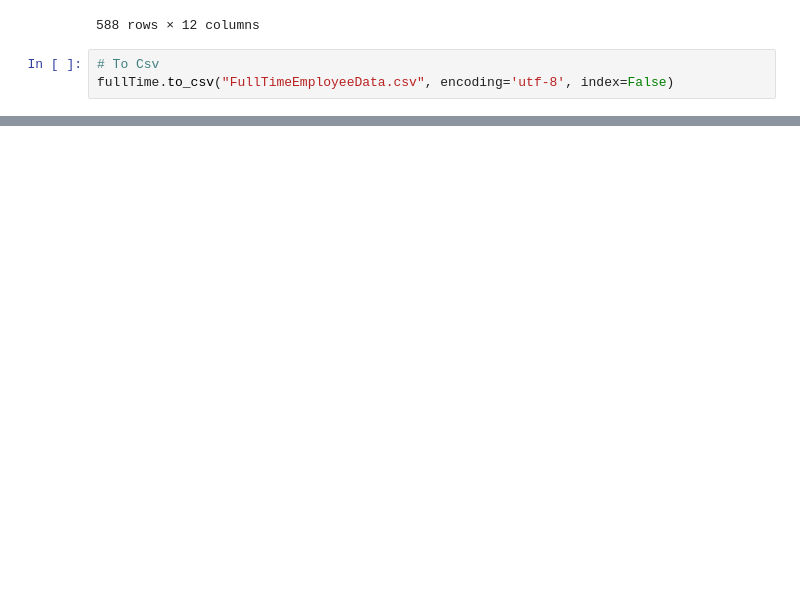
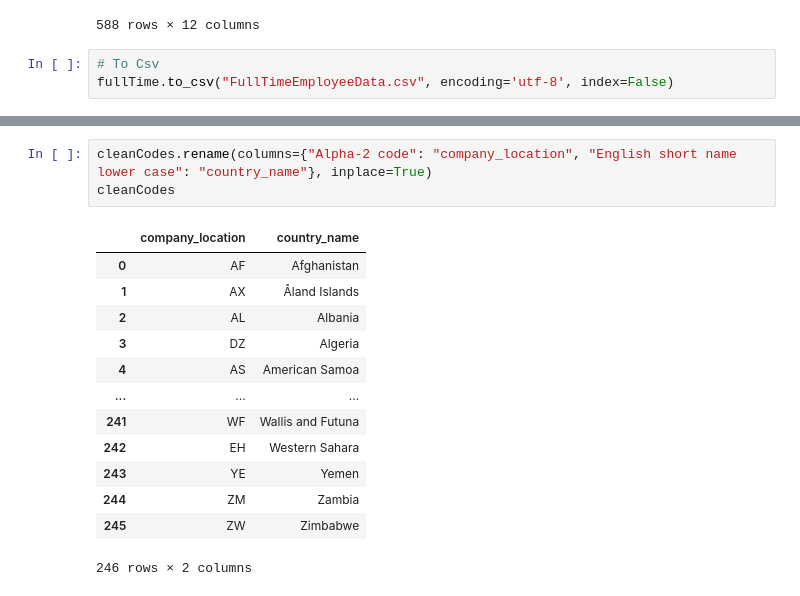
Before and after one commit to kealvarez/project3, a Jupyter notebook: resources/dataCleaning.ipynb, the cells around one changed output, grey strips where cells are left out. Drawn from its saved outputs; the diff is of its cells as text; blank space fills up the shorter version.

```diff
--- a/resources/dataCleaning.ipynb
+++ b/resources/dataCleaning.ipynb
@@ -67,0 +104,17 @@ fullTime.to_csv("FullTimeEmployeeData.csv", encoding='utf-8', index=False)
+# %%
+cleanCodes.rename(columns={"Alpha-2 code": "company_location", "English short name lower case": "country_name"}, inplace=True)
+cleanCodes
+# %% [output]
+|  | company_location | country_name |
+| 0 | AF | Afghanistan |
+| 1 | AX | Åland Islands |
+| 2 | AL | Albania |
+| 3 | DZ | Algeria |
+| 4 | AS | American Samoa |
+| ... | ... | ... |
+| 241 | WF | Wallis and Futuna |
+| 242 | EH | Western Sahara |
+| 243 | YE | Yemen |
+| 244 | ZM | Zambia |
+| 245 | ZW | Zimbabwe |
+246 rows × 2 columns
```
Also changed, not shown: parts of 5 cells of this notebook, 3 other files.
